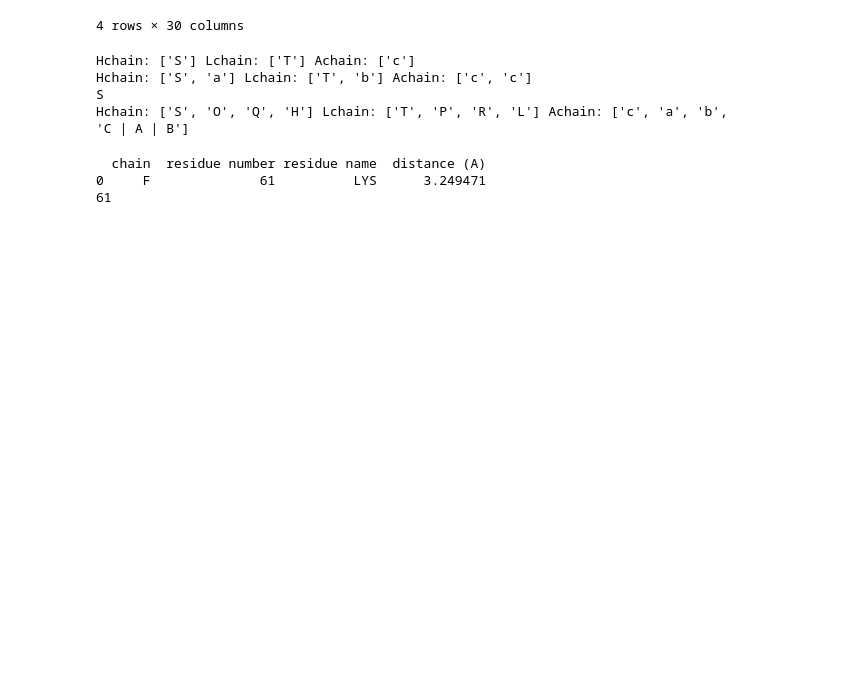
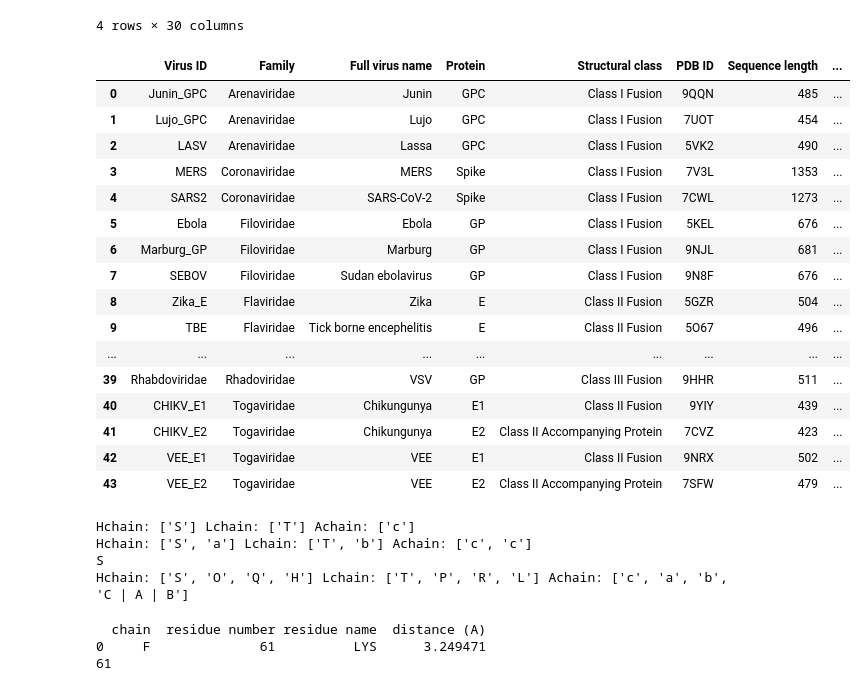
Before and after one commit to julia-wuuu/FP-Dreams, a Jupyter notebook: epitope_calculator.ipynb, the cells around one changed output. Saved outputs shown, nothing was run; the diff lists cells and outputs as text; code cells hidden in the pictures; blank space fills up the shorter version.

Commit message:
created spreadsheet of WHO viruses

```diff
--- a/epitope_calculator.ipynb
+++ b/epitope_calculator.ipynb
@@ -25,6 +25,27 @@ df_sabdab[df_sabdab['pdb'] == '7UOT']
 | 7682 | 7UOT | Q | R | 0 | b | protein | NaN | unknown | ... |
 | 7683 | 7UOT | H | L | 0 | C | A | B | protein | protein | protein | NA | NA | NA | glycoprotein g2 | glycoprotein g2... | ... |
 4 rows × 30 columns
+# %%
+df_who = pd.read_csv('/Users/juliawu/b-cell-epitope/notebooks/b-cell epitope ultimate spreadsheet - Sheet1.csv')
+df_who
+# %% [output]
+|  | Virus ID | Family | Full virus name | Protein | Structural class | PDB ID | Sequence length | ... |
+| 0 | Junin_GPC | Arenaviridae | Junin | GPC | Class I Fusion | 9QQN | 485 | ... |
+| 1 | Lujo_GPC | Arenaviridae | Lujo | GPC | Class I Fusion | 7UOT | 454 | ... |
+| 2 | LASV | Arenaviridae | Lassa | GPC | Class I Fusion | 5VK2 | 490 | ... |
+| 3 | MERS | Coronaviridae | MERS | Spike | Class I Fusion | 7V3L | 1353 | ... |
+| 4 | SARS2 | Coronaviridae | SARS-CoV-2 | Spike | Class I Fusion | 7CWL | 1273 | ... |
+| 5 | Ebola | Filoviridae | Ebola | GP | Class I Fusion | 5KEL | 676 | ... |
+| 6 | Marburg_GP | Filoviridae | Marburg | GP | Class I Fusion | 9NJL | 681 | ... |
+| 7 | SEBOV | Filoviridae | Sudan ebolavirus | GP | Class I Fusion | 9N8F | 676 | ... |
+| 8 | Zika_E | Flaviridae | Zika | E | Class II Fusion | 5GZR | 504 | ... |
+| 9 | TBE | Flaviridae | Tick borne encephelitis | E | Class II Fusion | 5O67 | 496 | ... |
+| ... | ... | ... | ... | ... | ... | ... | ... | ... |
+| 39 | Rhabdoviridae | Rhadoviridae | VSV | GP | Class III Fusion | 9HHR | 511 | ... |
+| 40 | CHIKV_E1 | Togaviridae | Chikungunya | E1 | Class II Fusion | 9YIY | 439 | ... |
+| 41 | CHIKV_E2 | Togaviridae | Chikungunya | E2 | Class II Accompanying Protein | 7CVZ | 423 | ... |
+| 42 | VEE_E1 | Togaviridae | VEE | E1 | Class II Fusion | 9NRX | 502 | ... |
+| 43 | VEE_E2 | Togaviridae | VEE | E2 | Class II Accompanying Protein | 7SFW | 479 | ... |
 # %%
 max_accessibility = {
     'ALA': 106,
```
